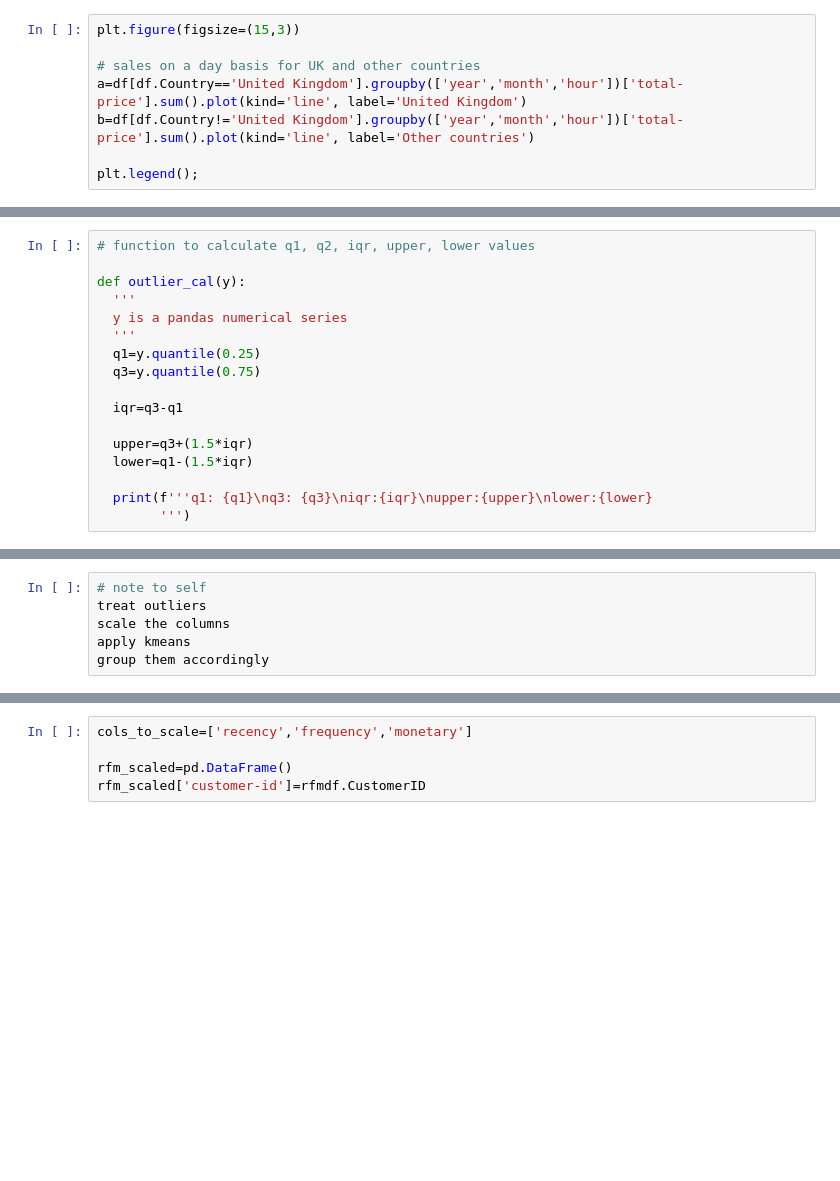
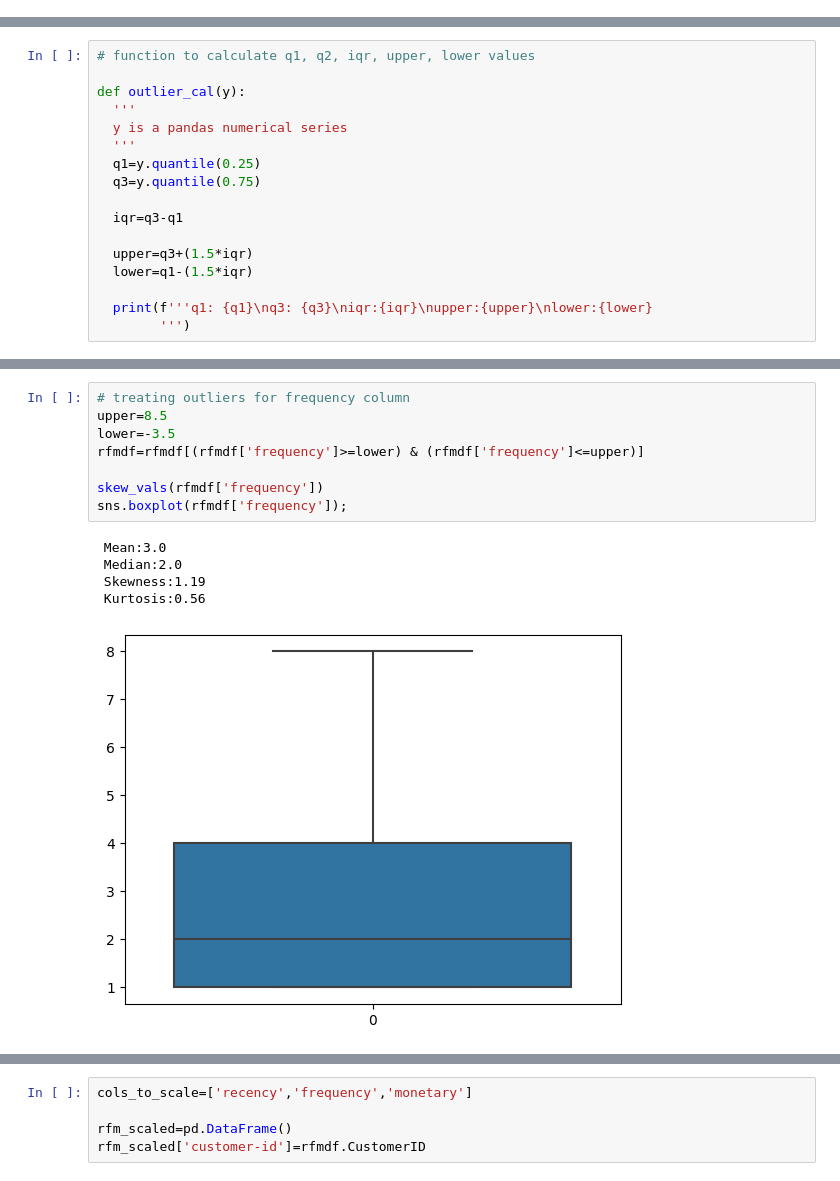
Before and after one commit to sanhiitaa/customer-segmentation-rfm-analysis, a Jupyter notebook: customer_segmentation.ipynb, the cells around one changed output, grey strips where cells are left out. Saved outputs shown, nothing was run; the diff lists cells and outputs as text; blank space fills up the shorter version.

```diff
--- a/customer_segmentation.ipynb
+++ b/customer_segmentation.ipynb
@@ -491,11 +511,3 @@ b=df[df.Country!='United Kingdom'].groupby(['year','month','day'])['total-price'
 plt.legend();
 # %% [output]
 [figure]
-# %%
-plt.figure(figsize=(15,3))
-
-# sales on a day basis for UK and other countries
-a=df[df.Country=='United Kingdom'].groupby(['year','month','hour'])['total-price'].sum().plot(kind='line', label='United Kingdom')
-b=df[df.Country!='United Kingdom'].groupby(['year','month','hour'])['total-price'].sum().plot(kind='line', label='Other countries')
-
-plt.legend();
@@ -642,9 +667,17 @@ q3: 1126.295
 iqr:920.1350000000001
 upper:2506.4975000000004
 lower:-1174.0425
-# %%
-# note to self
-treat outliers
-scale the columns
-apply kmeans
-group them accordingly
+# %%
+# treating outliers for frequency column
+upper=8.5
+lower=-3.5
+rfmdf=rfmdf[(rfmdf['frequency']>=lower) & (rfmdf['frequency']<=upper)]
+
+skew_vals(rfmdf['frequency'])
+sns.boxplot(rfmdf['frequency']);
+# %% [output]
+ Mean:3.0
+ Median:2.0
+ Skewness:1.19
+ Kurtosis:0.56
+[figure, added]
```
Also changed, not shown: parts of 33 cells of this notebook.
